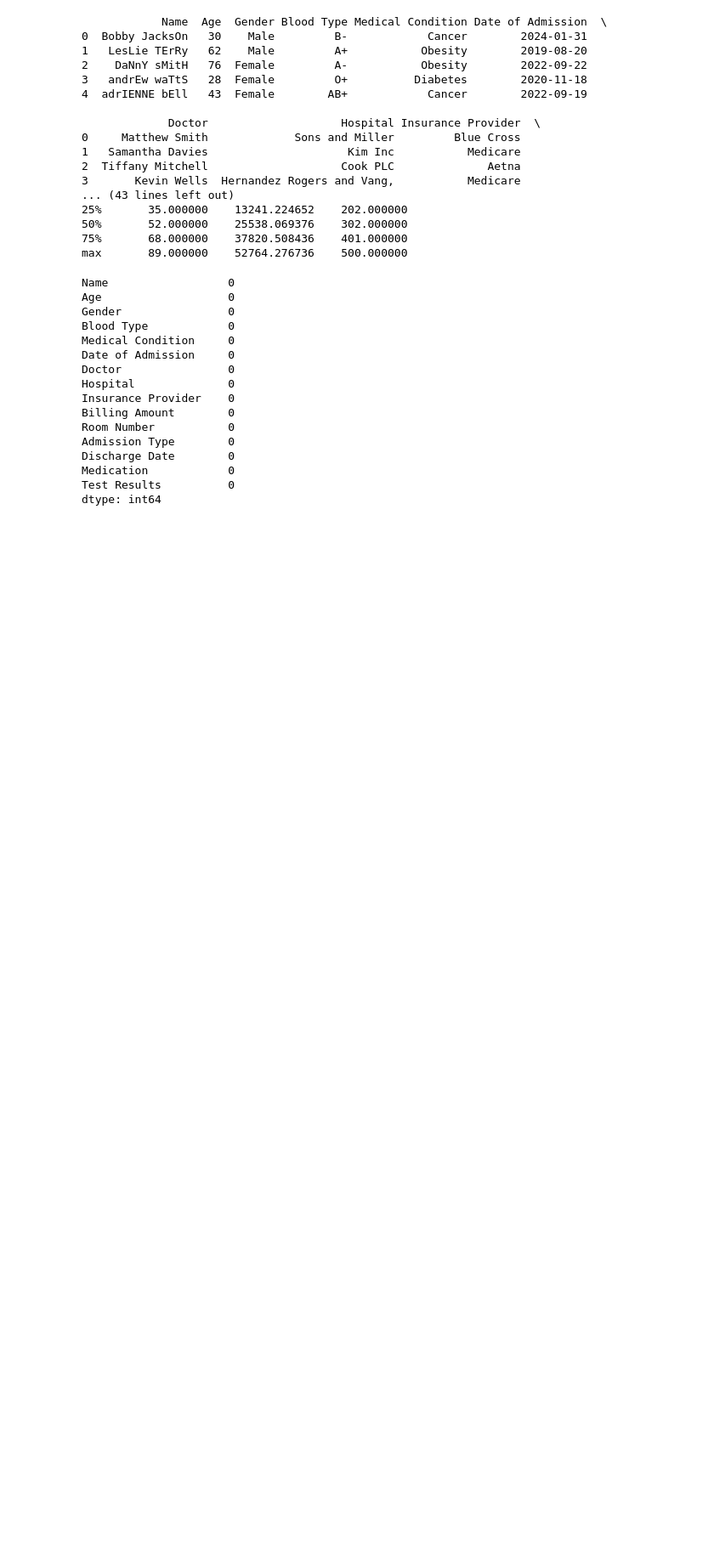
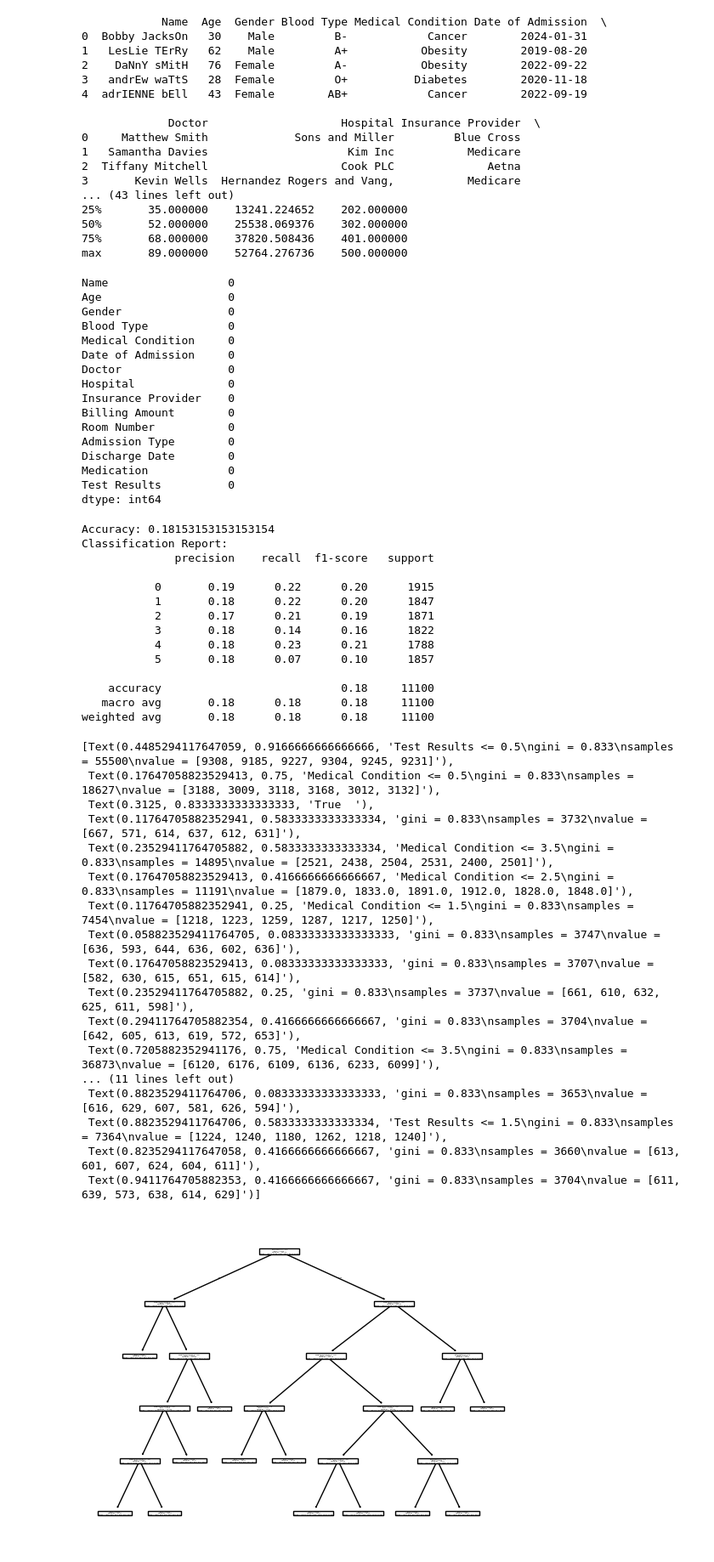
Before and after one commit to rohitLanjewar03/Machine-Learning, a Jupyter notebook: Practical_6.ipynb, the cells around one changed output. Shown: that part at 85% size. Saved outputs shown, nothing was run; the diff lists cells and outputs as text; code cells hidden in the pictures; blank space fills up the shorter version.

```diff
--- a/Practical_6.ipynb
+++ b/Practical_6.ipynb
@@ -58,23 +62,62 @@ Medication            0
 Test Results          0
 dtype: int64
 # %%
-
 label_encoder = LabelEncoder()
 
-categorical_columns = ['Gender', 'Blood Type', 'Medical Condition', 'Doctor', 'Hospital',
-                       'Insurance Provider', 'Admission Type', 'Medication', 'Test Results']
+categorical_columns = ['Medical Condition',
+                         'Test Results']
 
 for col in categorical_columns:
     data[col] = label_encoder.fit_transform(data[col])
 
-X = data[[ 'Doctor', 'Hospital',
-                       'Insurance Provider', 'Admission Type', 'Medication', 'Test Results']]
+X = data[['Medication', 'Test Results']]
 y = data['Medical Condition']
 
 X_train, X_test, y_train, y_test = train_test_split(X, y, test_size=0.2, random_state=42)
 
-model = DecisionTreeClassifier(random_state=42)
-model.fit(X_train, y_train)
+# Train the DecisionTreeClassifier
+model = DecisionTreeClassifier(criterion="gini", max_depth=5,random_state=42)
+model = model.fit(X, y)
 
-# Step 5: Make predictions on the test set
+# Make predictions
 y_pred = model.predict(X_test)
+
+# Evaluate the model
+print("Accuracy:", accuracy_score(y_test, y_pred))
+print("Classification Report:")
+print(classification_report(y_test, y_pred))
+
+tree.plot_tree(model, feature_names=categorical_columns)
+# %% [output]
+Accuracy: 0.18153153153153154
+Classification Report:
+              precision    recall  f1-score   support
+
+           0       0.19      0.22      0.20      1915
+           1       0.18      0.22      0.20      1847
+           2       0.17      0.21      0.19      1871
+           3       0.18      0.14      0.16      1822
+           4       0.18      0.23      0.21      1788
+           5       0.18      0.07      0.10      1857
+
+    accuracy                           0.18     11100
+   macro avg       0.18      0.18      0.18     11100
+weighted avg       0.18      0.18      0.18     11100
+[Text(0.4485294117647059, 0.9166666666666666, 'Test Results <= 0.5\ngini = 0.833\nsamples = 55500\nvalue = [9308, 9185, 9227, 9304, 9245, 9231]'),
+ Text(0.17647058823529413, 0.75, 'Medical Condition <= 0.5\ngini = 0.833\nsamples = 18627\nvalue = [3188, 3009, 3118, 3168, 3012, 3132]'),
+ Text(0.3125, 0.8333333333333333, 'True  '),
+ Text(0.11764705882352941, 0.5833333333333334, 'gini = 0.833\nsamples = 3732\nvalue = [667, 571, 614, 637, 612, 631]'),
+ Text(0.23529411764705882, 0.5833333333333334, 'Medical Condition <= 3.5\ngini = 0.833\nsamples = 14895\nvalue = [2521, 2438, 2504, 2531, 2400, 2501]'),
+ Text(0.17647058823529413, 0.4166666666666667, 'Medical Condition <= 2.5\ngini = 0.833\nsamples = 11191\nvalue = [1879.0, 1833.0, 1891.0, 1912.0, 1828.0, 1848.0]'),
+ Text(0.11764705882352941, 0.25, 'Medical Condition <= 1.5\ngini = 0.833\nsamples = 7454\nvalue = [1218, 1223, 1259, 1287, 1217, 1250]'),
+ Text(0.058823529411764705, 0.08333333333333333, 'gini = 0.833\nsamples = 3747\nvalue = [636, 593, 644, 636, 602, 636]'),
+ Text(0.17647058823529413, 0.08333333333333333, 'gini = 0.833\nsamples = 3707\nvalue = [582, 630, 615, 651, 615, 614]'),
+ Text(0.23529411764705882, 0.25, 'gini = 0.833\nsamples = 3737\nvalue = [661, 610, 632, 625, 611, 598]'),
+ Text(0.29411764705882354, 0.4166666666666667, 'gini = 0.833\nsamples = 3704\nvalue = [642, 605, 613, 619, 572, 653]'),
+ Text(0.7205882352941176, 0.75, 'Medical Condition <= 3.5\ngini = 0.833\nsamples = 36873\nvalue = [6120, 6176, 6109, 6136, 6233, 6099]'),
+... (11 lines left out)
+ Text(0.8823529411764706, 0.08333333333333333, 'gini = 0.833\nsamples = 3653\nvalue = [616, 629, 607, 581, 626, 594]'),
+ Text(0.8823529411764706, 0.5833333333333334, 'Test Results <= 1.5\ngini = 0.833\nsamples = 7364\nvalue = [1224, 1240, 1180, 1262, 1218, 1240]'),
+ Text(0.8235294117647058, 0.4166666666666667, 'gini = 0.833\nsamples = 3660\nvalue = [613, 601, 607, 624, 604, 611]'),
+ Text(0.9411764705882353, 0.4166666666666667, 'gini = 0.833\nsamples = 3704\nvalue = [611, 639, 573, 638, 614, 629]')]
+[figure, added]
```
Also changed, not shown: parts of 2 cells of this notebook.
